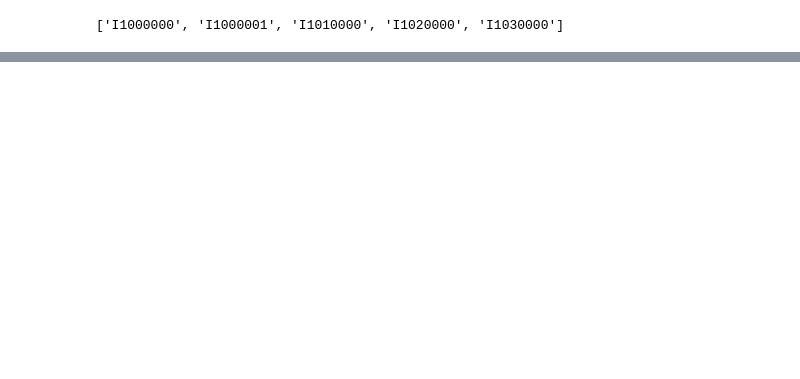
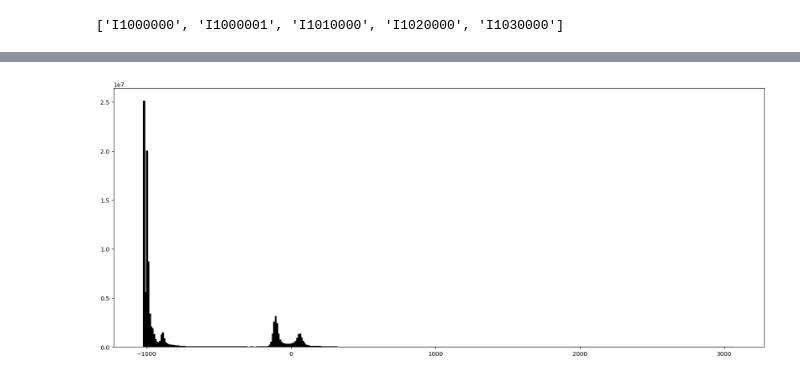
Before and after one commit to HosseinOutward/VUB-ACS-24_Hospital_Project, a Jupyter notebook: HP.ipynb, the cells around one changed output, grey strips where cells are left out. Saved outputs shown, nothing was run; the diff lists cells and outputs as text; code cells hidden in the pictures; blank space fills up the shorter version.

```diff
--- a/HP.ipynb
+++ b/HP.ipynb
@@ -216,0 +92,11 @@ temp=np.array(sitk.GetArrayFromImage(seg_con)).transpose(1,2,0)
+# %%
+#plot histogram of the image
+def plot_histogram(image):
+    plt.figure(figsize=(20, 8))
+    plt.hist(image.ravel(), bins=(1024+3071)//10, range=(-1024, 3071), fc='k', ec='k')
+    plt.show()
+
+temp2=sitk.GetArrayFromImage(sitk_image)
+plot_histogram(temp2)
+# %% [output]
+[figure, added]
```
Also changed, not shown: parts of 15 cells of this notebook.
